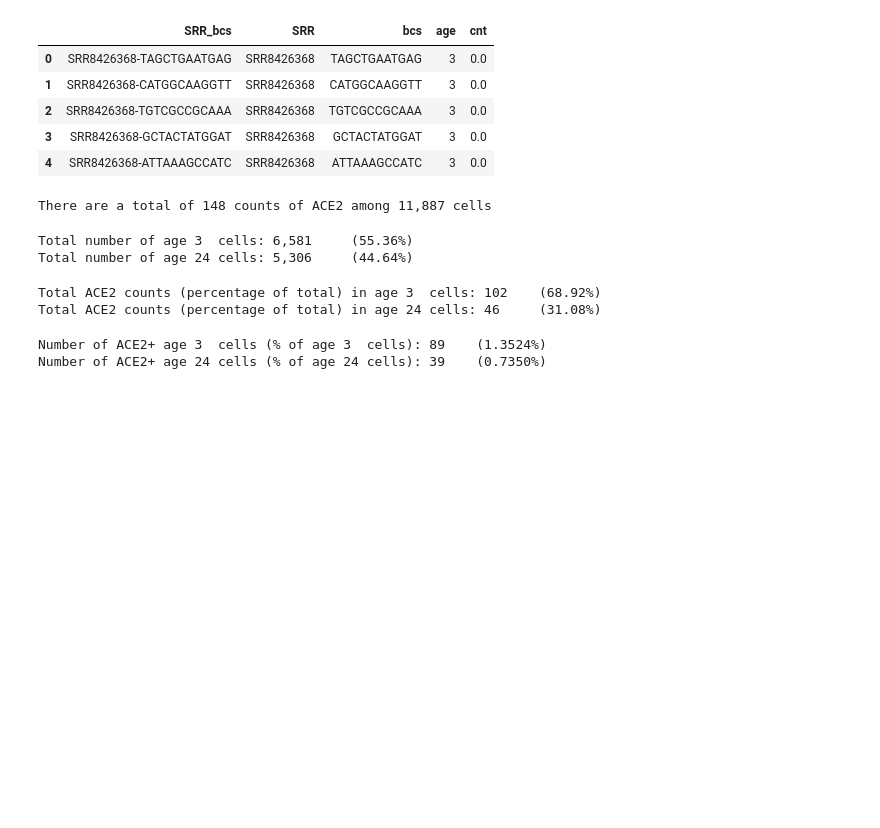
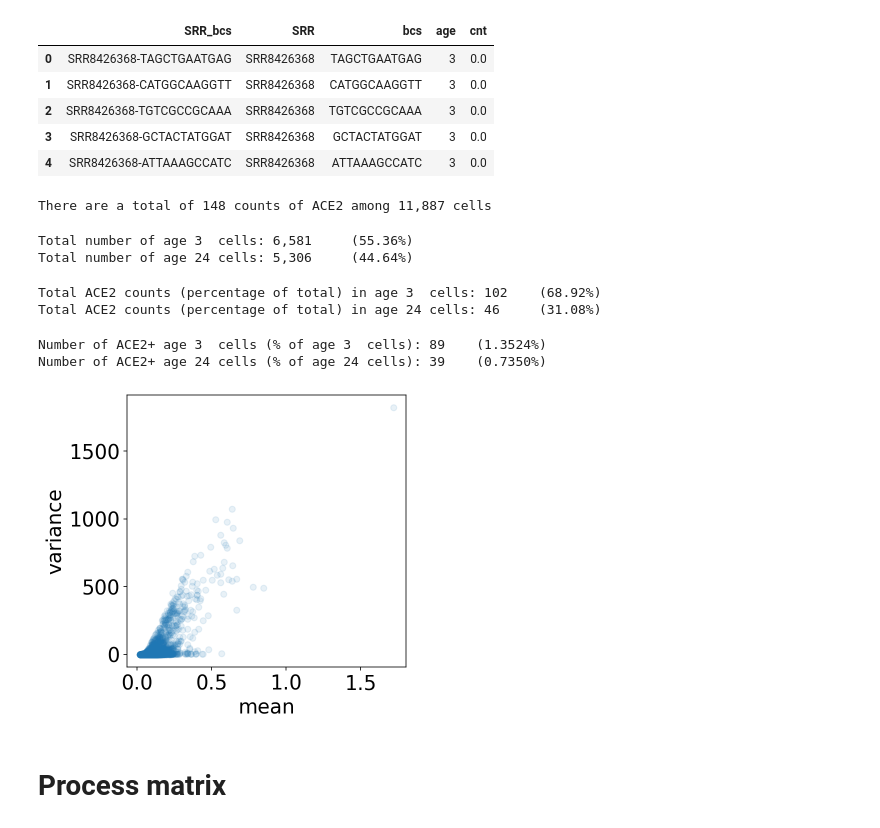
Before and after one commit to pachterlab/BP_2020_2, a Jupyter notebook: notebooks/log1p.ipynb, the cells around one changed output. Drawn from its saved outputs; the diff is of its cells as text; code cells hidden in the pictures; blank space fills up the shorter version.

```diff
--- a/notebooks/log1p.ipynb
+++ b/notebooks/log1p.ipynb
@@ -158,3 +157,26 @@ print("Number of ACE2+ age 24 cells (% of age 24 cells): {:,.0f}\t({:,.4f}%)".fo
 # %% [output]
 Number of ACE2+ age 3  cells (% of age 3  cells): 89    (1.3524%)
 Number of ACE2+ age 24 cells (% of age 24 cells): 39    (0.7350%)
+# %%
+def vars(a, axis=None):
+    """ Variance of sparse matrix a
+    var = mean(a**2) - mean(a)**2
+    """
+    a_squared = a.copy()
+    a_squared.data **= 2
+    return a_squared.mean(axis) - np.square(a.mean(axis))
+# %%
+fig, ax = plt.subplots(figsize=(5,5))
+
+x = nd(adata.X.mean(axis=1))
+y = nd(vars(adata.X, axis=1))
+
+ax.scatter(x, y, alpha=0.1)
+ax.set(xlabel="mean", ylabel='variance')
+
+
+plt.show()
+# %% [output]
+[figure, added]
+# %% [markdown]
+# Process matrix
```
Also changed, not shown: parts of 14 cells of this notebook.
